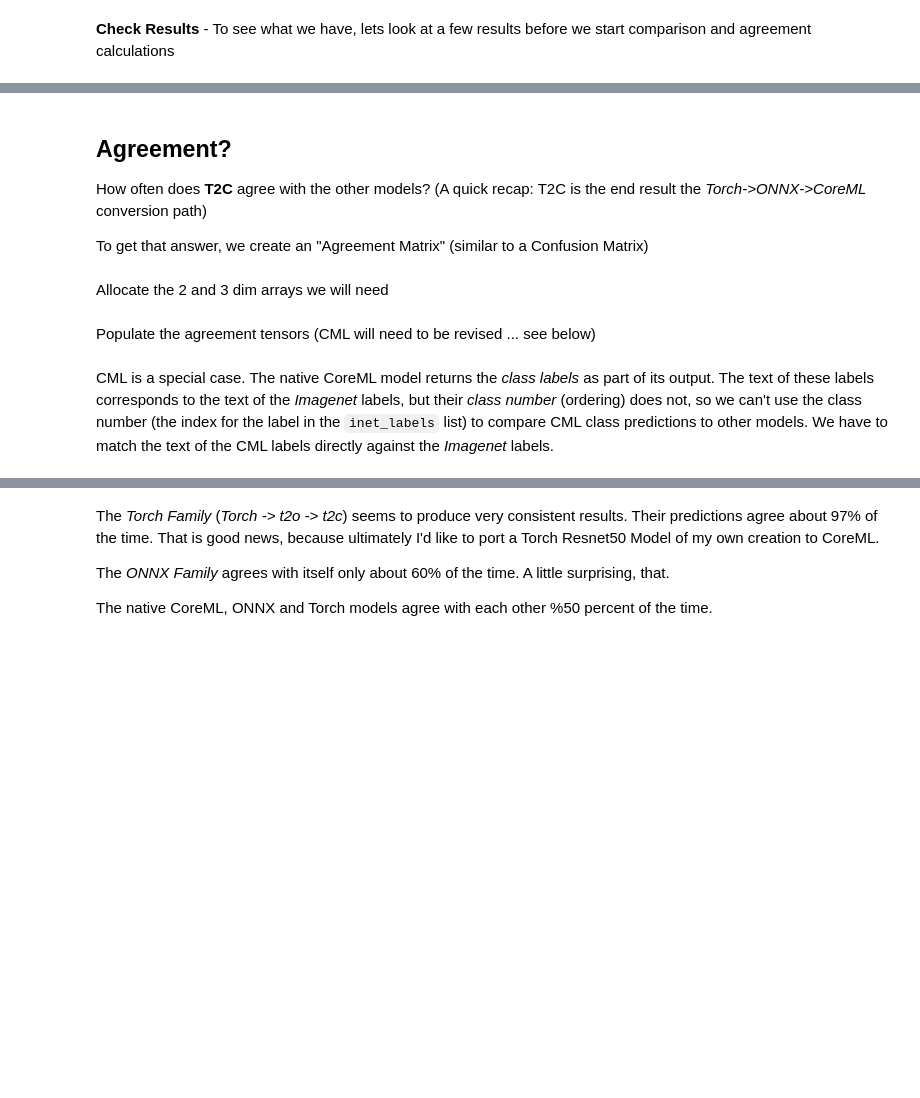
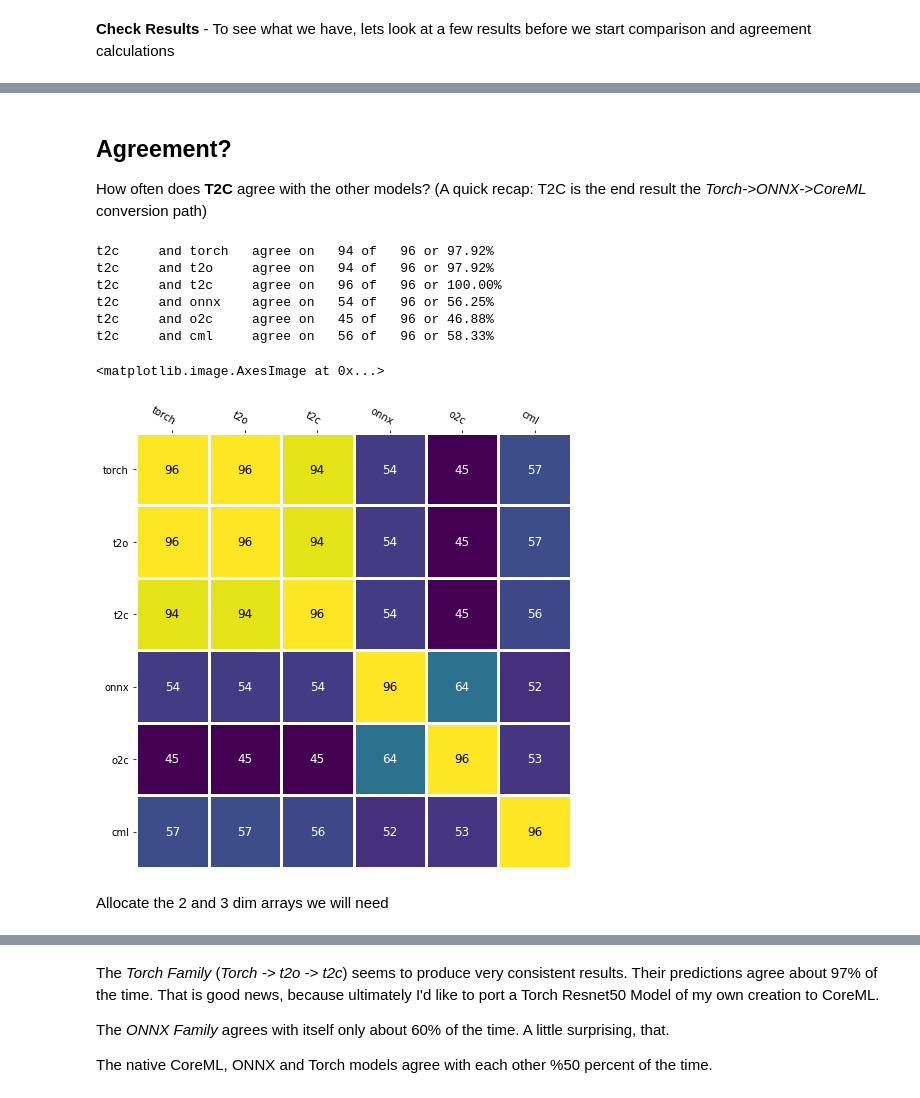
Before and after one commit to mcsieber/compare-resnet50, a Jupyter notebook: 40-compare-torch-onnx-coreml.ipynb, the cells around one changed output, grey strips where cells are left out. Cells and saved outputs as stored; diff of their text form; code cells hidden in the pictures; blank space fills up the shorter version.

```diff
--- a/40-compare-torch-onnx-coreml.ipynb
+++ b/40-compare-torch-onnx-coreml.ipynb
@@ -321,5 +334,3 @@ Showing results [19, 81, 85]
 # %% [markdown]
 ## Agreement?
 How often does **T2C** agree with the other models? (A quick recap: T2C is the end result the *Torch->ONNX->CoreML* conversion path)
-
-To get that answer, we create an "Agreement Matrix" (similar to a Confusion Matrix)
@@ -334,2 +337,16 @@ model_list = models.model_list
+# %%
+results.show_agreement('t2c')
+# %% [output]
+t2c     and torch   agree on   94 of   96 or 97.92%
+t2c     and t2o     agree on   94 of   96 or 97.92%
+t2c     and t2c     agree on   96 of   96 or 100.00%
+t2c     and onnx    agree on   54 of   96 or 56.25%
+t2c     and o2c     agree on   45 of   96 or 46.88%
+t2c     and cml     agree on   56 of   96 or 58.33%
+# %%
+results.agree_matrix()
+# %% [output]
+<matplotlib.image.AxesImage at 0x...>
+[figure, added]
 # %% [markdown]
 Allocate the 2 and 3 dim arrays we will need
@@ -340,2 +352,0 @@ agree_diff   = np.empty((mlen,mlen,nimgs),dtype=float)
-# %% [markdown]
-Populate the agreement tensors (CML will need to be revised ... see below)
@@ -348,3 +352,0 @@ for im,m in enumerate(model_list):
-# %% [markdown]
-CML is a special case.
-The native CoreML model returns the *class labels* as part of its output. The text of these labels corresponds to the text of the *Imagenet* labels, but their *class number* (ordering) does not, so we can't use the class number (the index for the label in the `inet_labels` list) to compare CML class predictions to other models. We have to match the text of the CML labels directly against the *Imagenet* labels.
```
Also changed, not shown: parts of 30 cells of this notebook.
